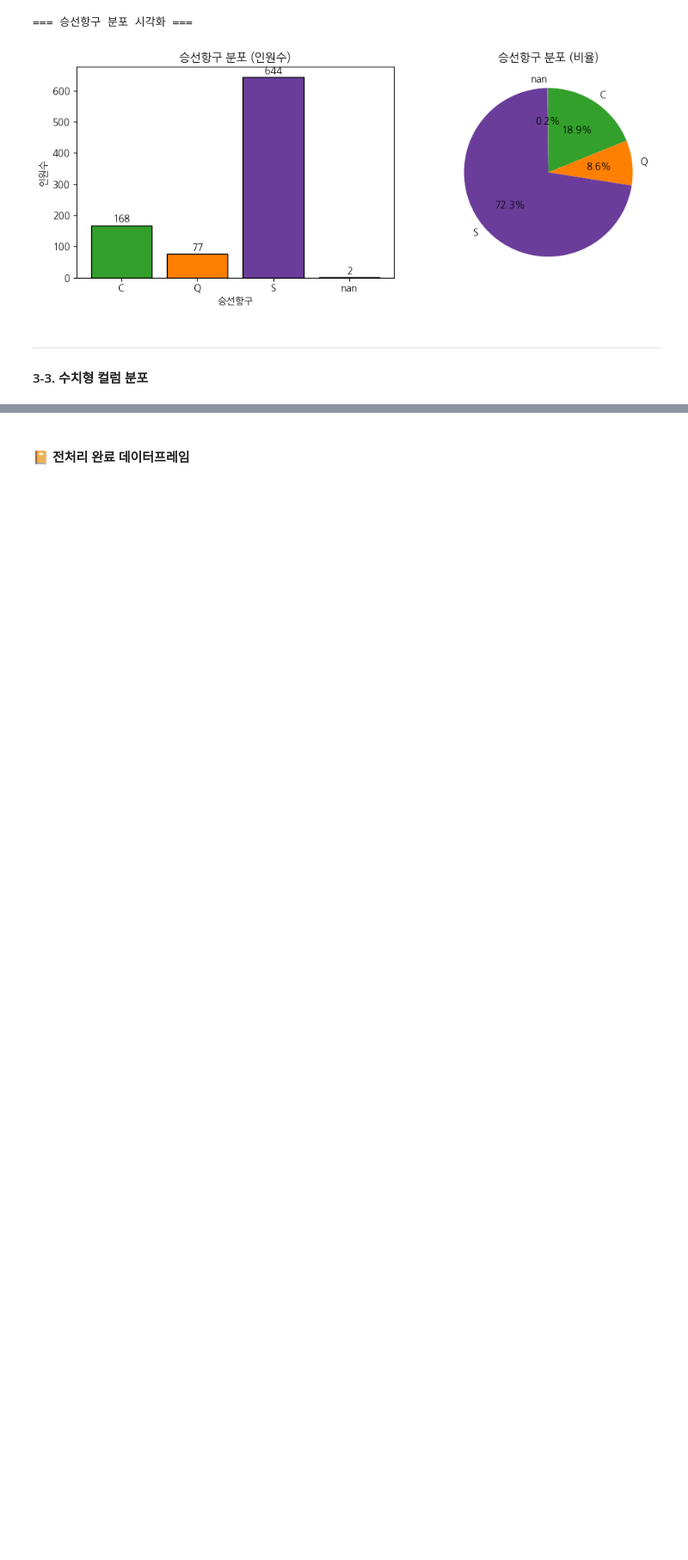
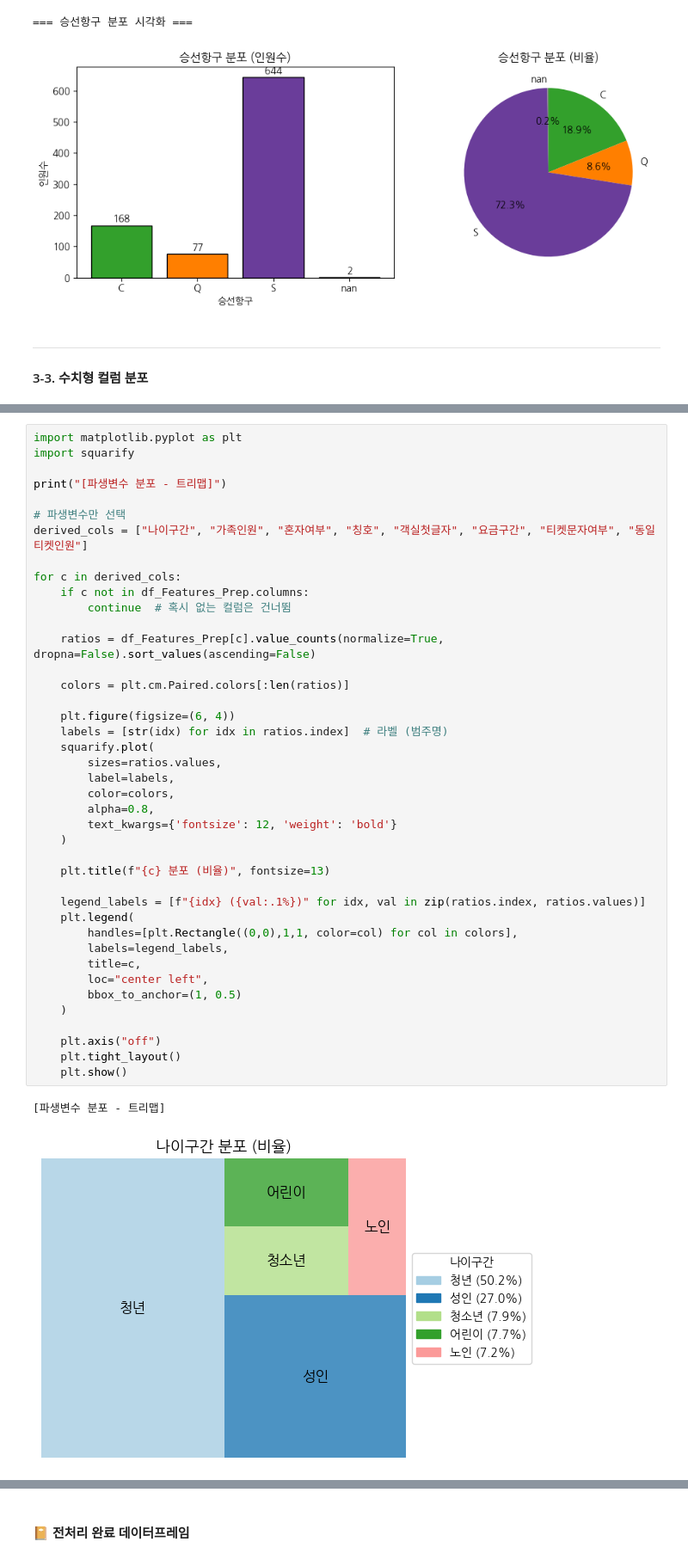
Before and after one commit to JyoARa/Machine-Learning, a Jupyter notebook: Project/Titanic/Titianic_DataAnalysis.ipynb, the cells around one changed output, grey strips where cells are left out. Shown at 86% size. Saved outputs shown, nothing was run; the diff lists cells and outputs as text; blank space fills up the shorter version.

```diff
--- a/Project/Titanic/Titianic_DataAnalysis.ipynb
+++ b/Project/Titanic/Titianic_DataAnalysis.ipynb
@@ -756,0 +857,44 @@ print(f"- 범주형 변수 변환 완료: {categorical_cols}")
+# %%
+import matplotlib.pyplot as plt
+import squarify
+
+print("[파생변수 분포 - 트리맵]")
+
+# 파생변수만 선택
+derived_cols = ["나이구간", "가족인원", "혼자여부", "칭호", "객실첫글자", "요금구간", "티켓문자여부", "동일티켓인원"]
+
+for c in derived_cols:
+    if c not in df_Features_Prep.columns:
+        continue  # 혹시 없는 컬럼은 건너뜀
+
+    ratios = df_Features_Prep[c].value_counts(normalize=True, dropna=False).sort_values(ascending=False)
+
+    colors = plt.cm.Paired.colors[:len(ratios)]
+
+    plt.figure(figsize=(6, 4))
+    labels = [str(idx) for idx in ratios.index]  # 라벨 (범주명)
+    squarify.plot(
+        sizes=ratios.values,
+        label=labels,
+        color=colors,
+        alpha=0.8,
+        text_kwargs={'fontsize': 12, 'weight': 'bold'}
+    )
+
+    plt.title(f"{c} 분포 (비율)", fontsize=13)
+
+    legend_labels = [f"{idx} ({val:.1%})" for idx, val in zip(ratios.index, ratios.values)]
+    plt.legend(
+        handles=[plt.Rectangle((0,0),1,1, color=col) for col in colors],
+        labels=legend_labels,
+        title=c,
+        loc="center left",
+        bbox_to_anchor=(1, 0.5)
+    )
+
+    plt.axis("off")
+    plt.tight_layout()
+    plt.show()
+# %% [output]
+[파생변수 분포 - 트리맵]
+[figure, added]
```
Also changed, not shown: parts of 32 cells of this notebook, 1 other file.
